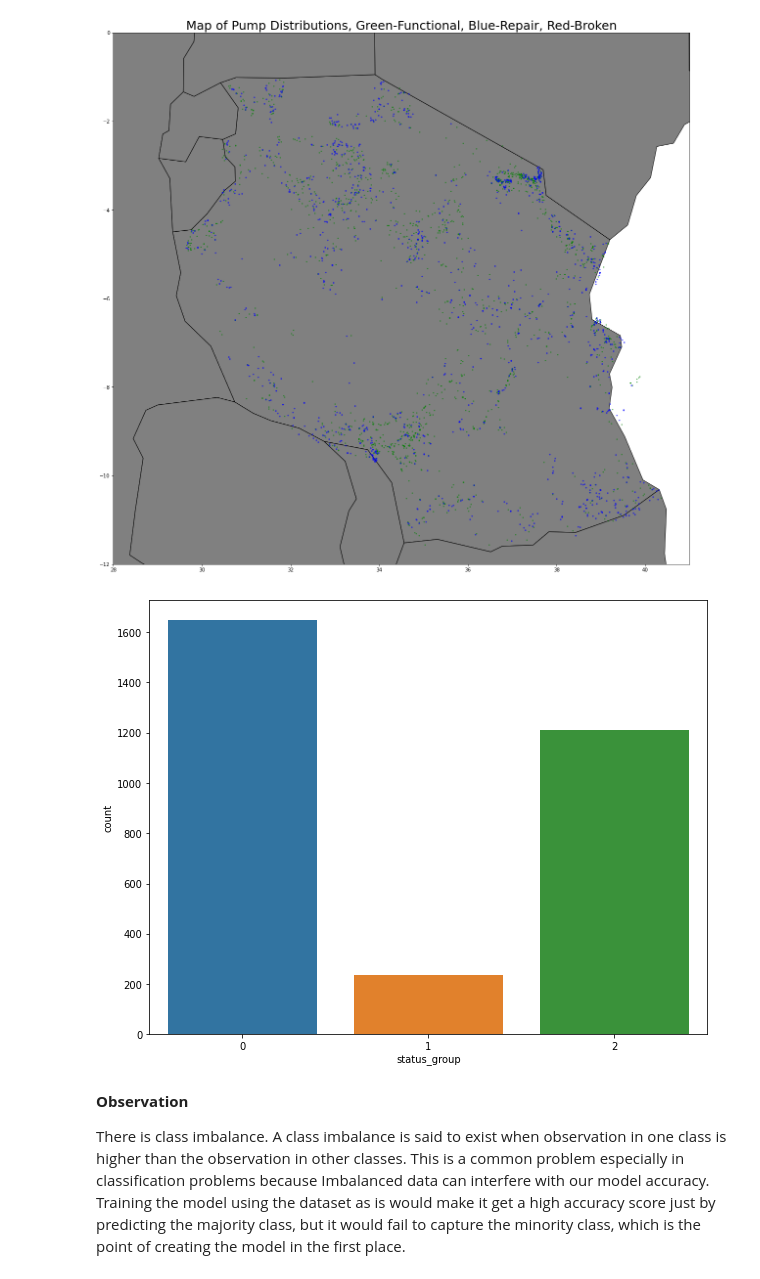
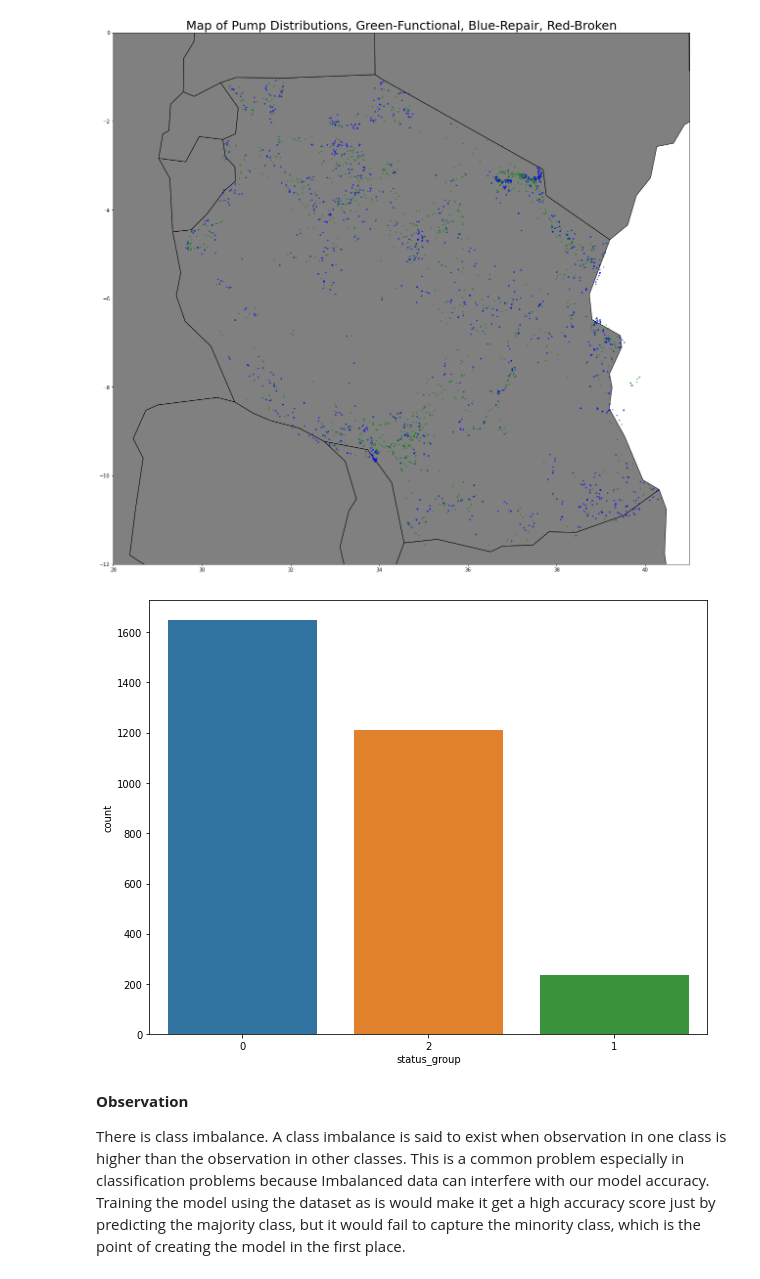
Before and after one commit to stogaja/Tanzanian-Water-Project, a Jupyter notebook: TANZANIA_WATER_PROJECT.ipynb, the cells around one changed output. Saved outputs shown, nothing was run; the diff lists cells and outputs as text; code cells hidden in the pictures.

```diff
--- a/TANZANIA_WATER_PROJECT.ipynb
+++ b/TANZANIA_WATER_PROJECT.ipynb
@@ -845,14 +845,14 @@ plt.show()
 # %%
 import warnings
 warnings.filterwarnings("ignore")
 #df_1["status_group"].unique()
 #@title Checking for Class Imbalance
 # visualizing the target variable
 # print(train_labels["status_group"].unique())
 rcParams['figure.figsize'] = 10, 8
-imb = sns.countplot(df_1['status_group'])
+imb = sns.countplot(df_1['status_group'],order = df_1['status_group'].value_counts().index)
 # %% [output]
-[figure, old version]
+[figure, new version]
 # %% [markdown]
 **Observation**
 
```
